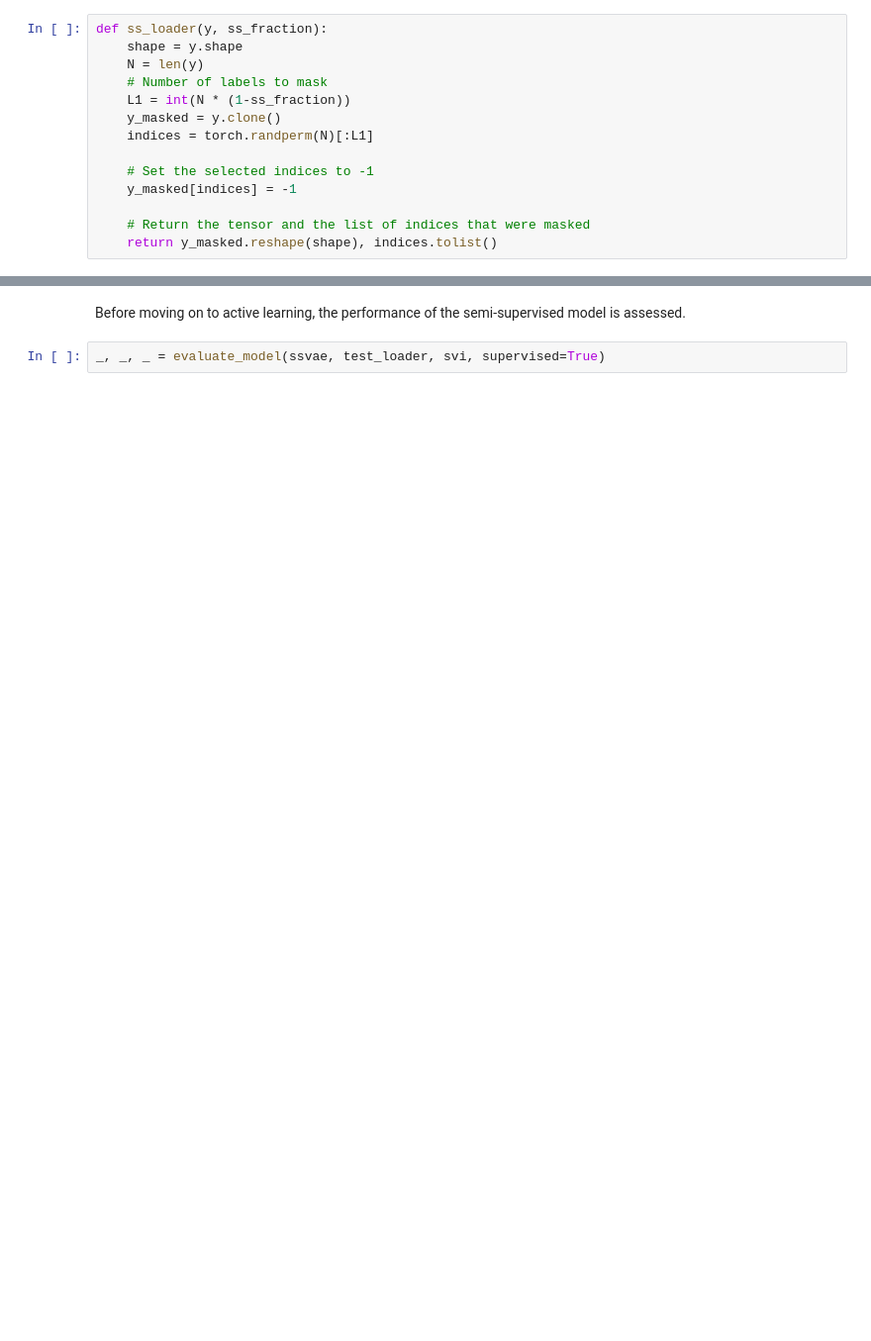
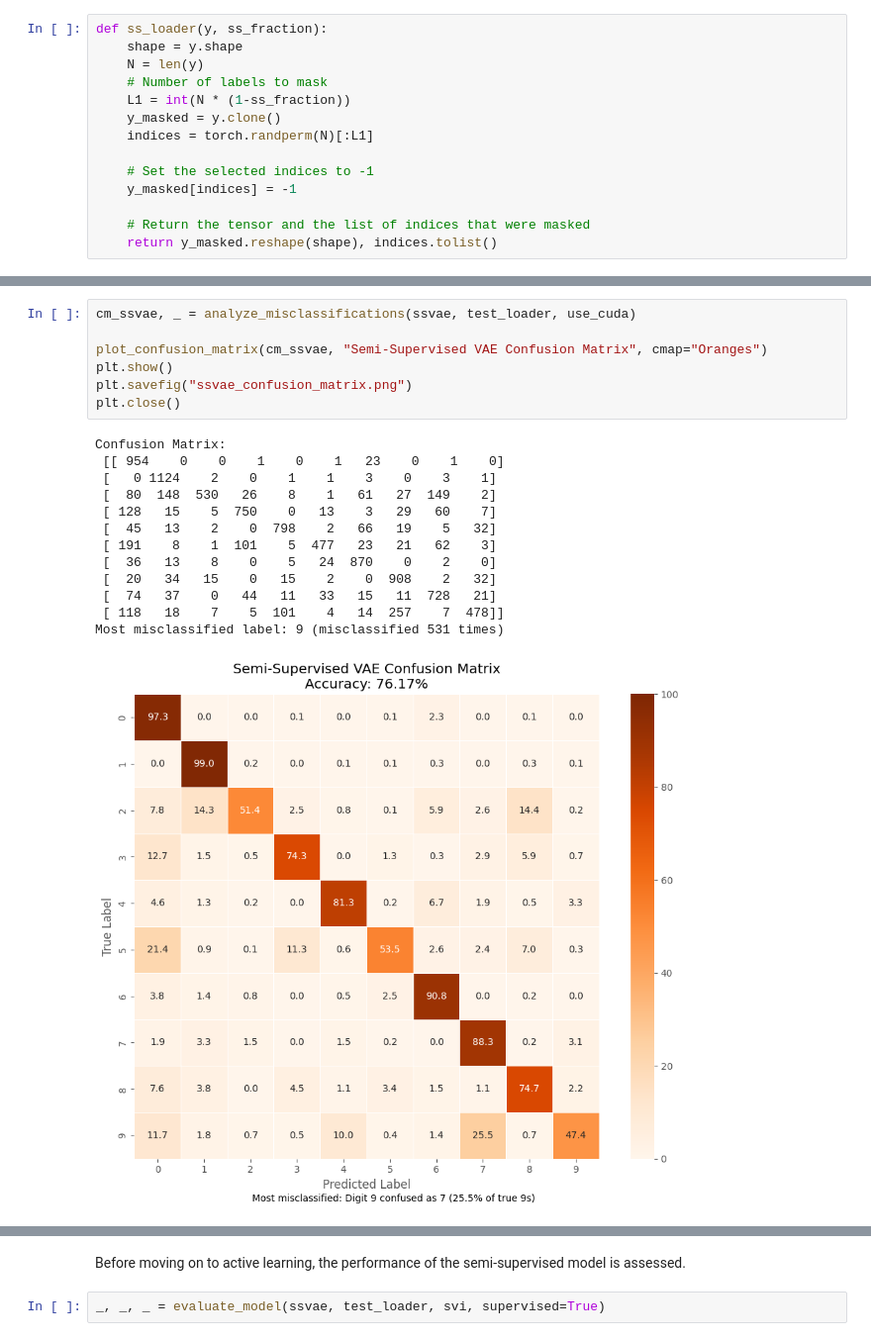
Before and after one commit to teisnotte/model-based-machine-learning-ssvae, a Jupyter notebook: ssVAE_mabeng.ipynb, the cells around one changed output, grey strips where cells are left out. Shown at 99% size. Saved outputs shown, nothing was run; the diff lists cells and outputs as text; blank space fills up the shorter version.

```diff
--- a/ssVAE_mabeng.ipynb
+++ b/ssVAE_mabeng.ipynb
@@ -707,3 +1206,24 @@ Loss: 30534.4174, Accuracy classifier: 0.7720, Accuracy recon: 0.9513
+# %%
+cm_ssvae, _ = analyze_misclassifications(ssvae, test_loader, use_cuda)
+
+plot_confusion_matrix(cm_ssvae, "Semi-Supervised VAE Confusion Matrix", cmap="Oranges")
+plt.show()
+plt.savefig("ssvae_confusion_matrix.png")
+plt.close()
+# %% [output]
+Confusion Matrix:
+ [[ 954    0    0    1    0    1   23    0    1    0]
+ [   0 1124    2    0    1    1    3    0    3    1]
+ [  80  148  530   26    8    1   61   27  149    2]
+ [ 128   15    5  750    0   13    3   29   60    7]
+ [  45   13    2    0  798    2   66   19    5   32]
+ [ 191    8    1  101    5  477   23   21   62    3]
+ [  36   13    8    0    5   24  870    0    2    0]
+ [  20   34   15    0   15    2    0  908    2   32]
+ [  74   37    0   44   11   33   15   11  728   21]
+ [ 118   18    7    5  101    4   14  257    7  478]]
+Most misclassified label: 9 (misclassified 531 times)
+[figure, added]
 # %%
 # Obtain both data (x_batch) and labels (y_batch) from the test loader
 x_batch, y_batch = next(iter(data_loader))
```
Also changed, not shown: parts of 39 cells of this notebook, 32 other files.
